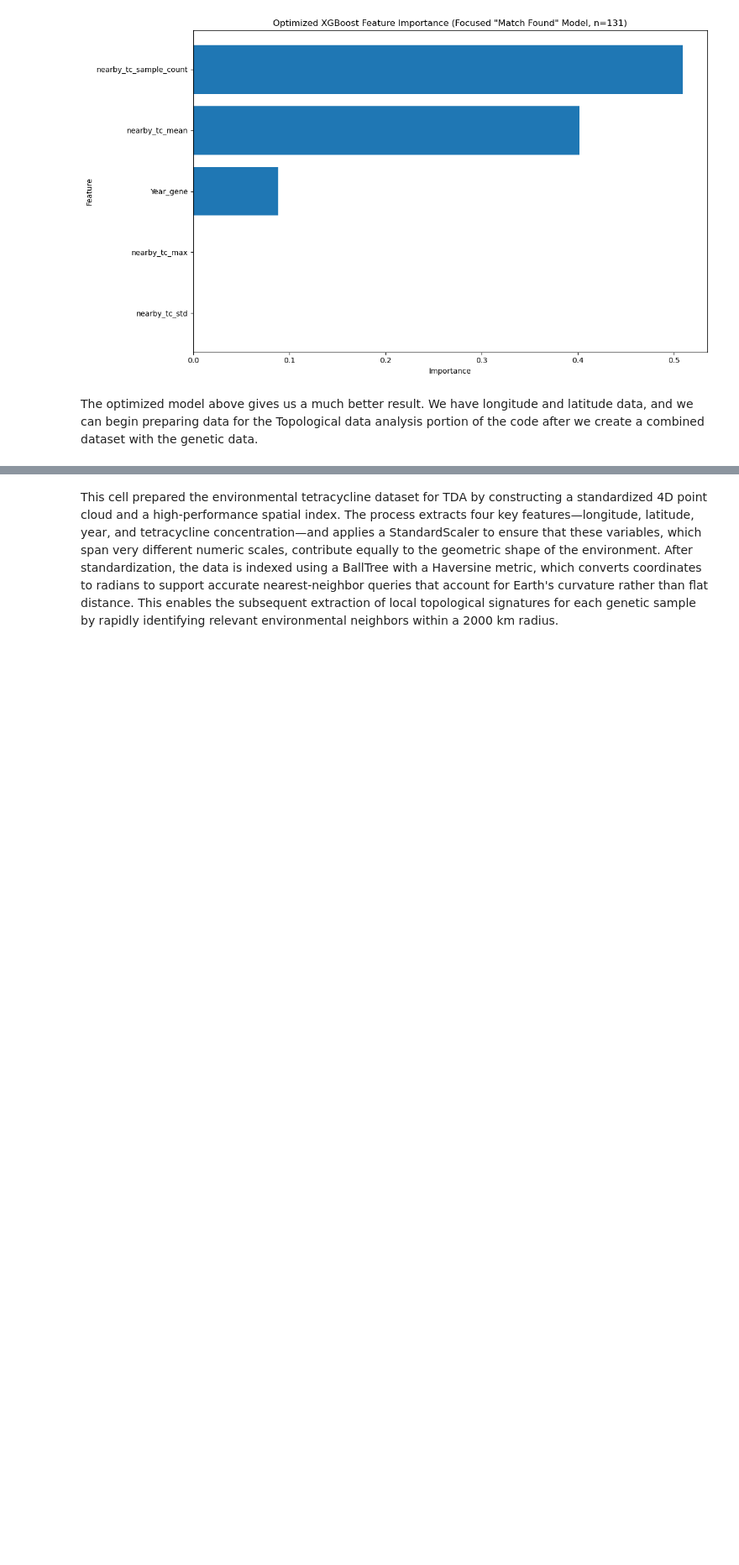
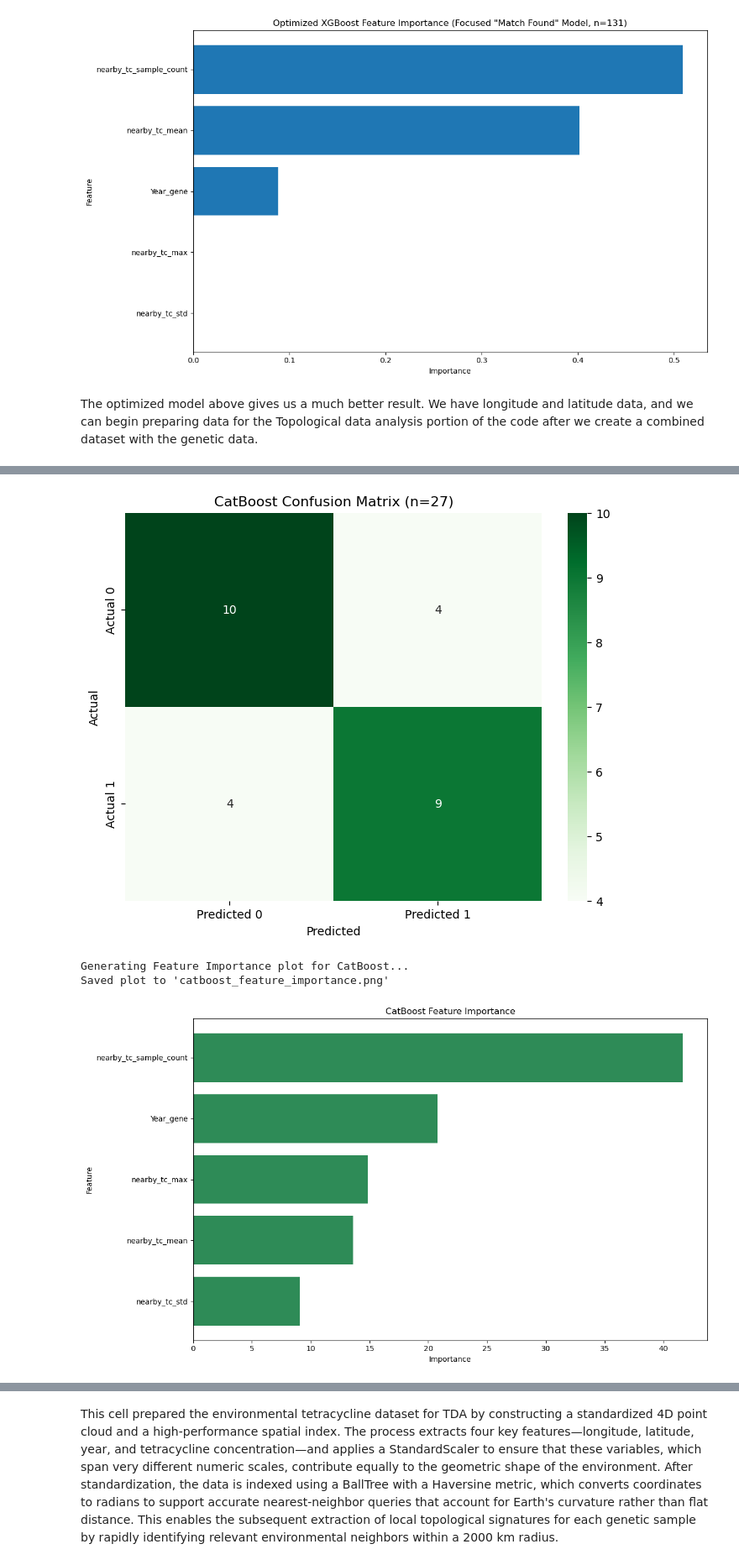
Before and after one commit to patrickayres/AntimicrobialResistanceAnalysis, a Jupyter notebook: AMR_DataAnalysis.ipynb, the cells around one changed output, grey strips where cells are left out. Shown at 84% size. Drawn from its saved outputs; the diff is of its cells as text; code cells hidden in the pictures; blank space fills up the shorter version.

```diff
--- a/AMR_DataAnalysis.ipynb
+++ b/AMR_DataAnalysis.ipynb
@@ -2078,3 +2049,67 @@ Saved plot to 'xgb_feature_importance_optimized_131.png'
 [figure]
 # %% [markdown]
 The optimized model above gives us a much better result. We have longitude and latitude data, and we can begin preparing data for the Topological data analysis portion of the code after we create a combined dataset with the genetic data.
+# %%
+
+
+print("Running CatBoost CLASSIFICATION on 'Match Found' samples...")
+
+# Initialize the Model with 'Logloss' to match the binary classification objective of your XGBoost model
+cb_model = CatBoostClassifier(
+    iterations=500,         # Equivalent to n_estimators
+    learning_rate=0.01,     # Same learning rate as your GridSearch result
+    depth=5,                # Similar to max_depth
+    loss_function='Logloss',
+    verbose=100,            # Print update every 100 iterations
+    random_seed=42          # Ensure reproducibility
+)
+
+# Train the Model with the exact same X_train and y_train from XGBoost split
+print("\nTraining CatBoost model...")
+cb_model.fit(X_train, y_train)
+print("Model training complete.")
+
+# Make Predictions
+cb_predictions = cb_model.predict(X_test)
+cb_accuracy = accuracy_score(y_test, cb_predictions)
+
+# Evaluation Metrics
+print("\n" + "="*30)
+print("--- CatBoost Model Evaluation ---")
+print(f"Model Accuracy: {cb_accuracy*100:.2f}%")
+print("\nClassification Report:")
+# zero_division=0 handles classes with no predictions (prevents warnings)
+print(classification_report(y_test, cb_predictions, zero_division=0))
+print("="*30 + "\n")
+
+# Confusion Matrix Plot
+print("Generating Confusion Matrix for CatBoost...")
+cb_cm = confusion_matrix(y_test, cb_predictions)
+plt.figure(figsize=(8, 6))
+# Using a different color (Greens) to distinguish visually from XGBoost
+sns.heatmap(cb_cm, annot=True, fmt='d', cmap='Greens',
+            xticklabels=['Predicted 0', 'Predicted 1'],
+            yticklabels=['Actual 0', 'Actual 1'])
+plt.title(f'CatBoost Confusion Matrix (n={len(X_test)})')
+plt.ylabel('Actual')
+plt.xlabel('Predicted')
+plt.show()
+
+# Feature Importance Plot
+print("Generating Feature Importance plot for CatBoost...")
+cb_importances = cb_model.get_feature_importance()
+# Create DataFrame for visualization using your existing 'features' list
+cb_feature_importance_df = pd.DataFrame({'feature': features, 'importance': cb_importances})
+cb_feature_importance_df = cb_feature_importance_df.sort_values('importance', ascending=False)
+
+plt.figure(figsize=(12, 7))
+plt.barh(cb_feature_importance_df['feature'], cb_feature_importance_df['importance'], color='seagreen')
+plt.xlabel('Importance')
+plt.ylabel('Feature')
+plt.title('CatBoost Feature Importance')
+plt.gca().invert_yaxis() # Highest importance at the top
+plt.tight_layout()
+plt.savefig('catboost_feature_importance.png')
+print("Saved plot to 'catboost_feature_importance.png'")
+plt.show()
+# %% [output]
@@ -2081,3 +2133,7 @@ The optimized model above gives us a much better result. We have longitude and l
+[figure, added]
+Generating Feature Importance plot for CatBoost...
+Saved plot to 'catboost_feature_importance.png'
+[figure, added]
 # %%
 # Prepare data for Gudhi TDA - Create a spatial point cloud
 
```
Also changed, not shown: parts of 41 cells of this notebook.
